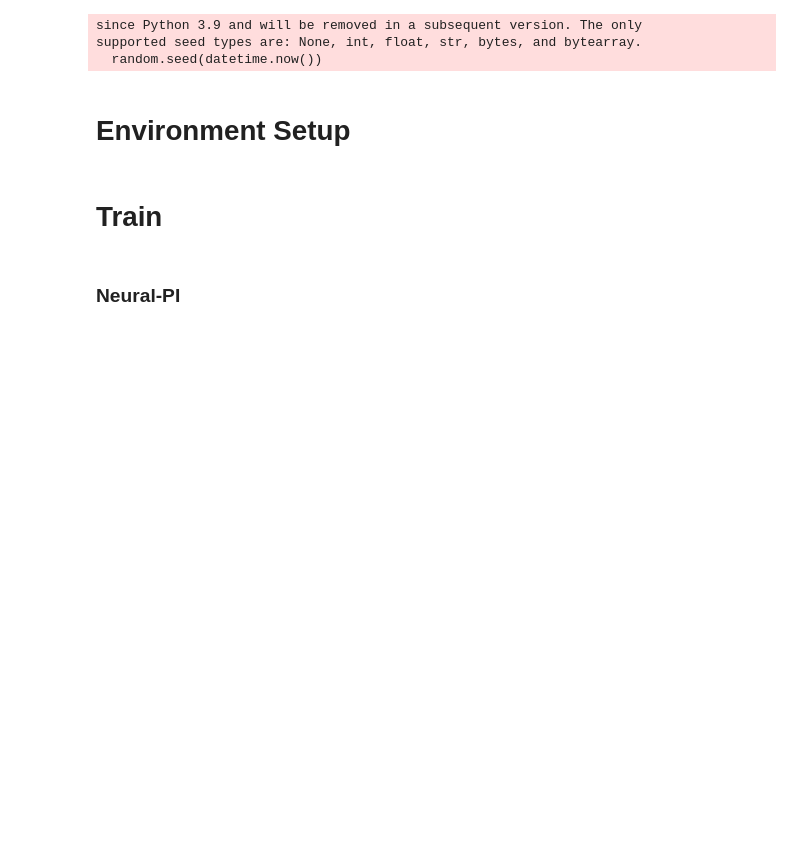
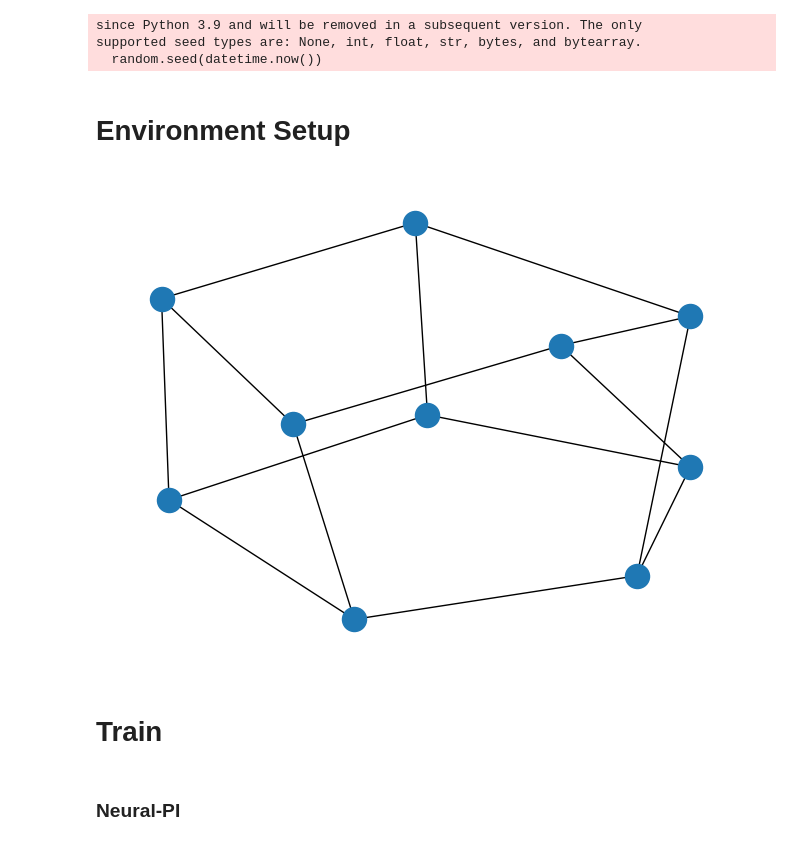
Before and after one commit to xJinLi/SCNNPI, a Jupyter notebook: Neural_PI_Power_IEEENE39.ipynb, the cells around one changed output. Cells and saved outputs as stored; diff of their text form; code cells hidden in the pictures; blank space fills up the shorter version.

```diff
--- a/Neural_PI_Power_IEEENE39.ipynb
+++ b/Neural_PI_Power_IEEENE39.ipynb
@@ -192,4 +199,16 @@ A_EN=np.asarray(A_EN, dtype=np.float32)
 
 gamma=data['Kron_39bus']['gamma']
 gamma=np.asarray(gamma, dtype=np.float32)
+# %%
+
+# G_comm = nx.random_regular_graph(3, dim_action, seed=4)
+# incidence_comm = scipy.sparse.csr_matrix.toarray(nx.incidence_matrix(G_comm, oriented=True))
+
+f = open(r'/content/drive/MyDrive/Colab Notebooks/Comm.pckl', 'rb')
+[G_comm,  incidence_comm]= pickle.load(f)
+f.close()
+nx.draw(G_comm)
+#print("关联矩阵：\n", incidence_comm)
+# %% [output]
+[figure, added]
 # %%
```
Also changed, not shown: parts of 53 cells of this notebook.
